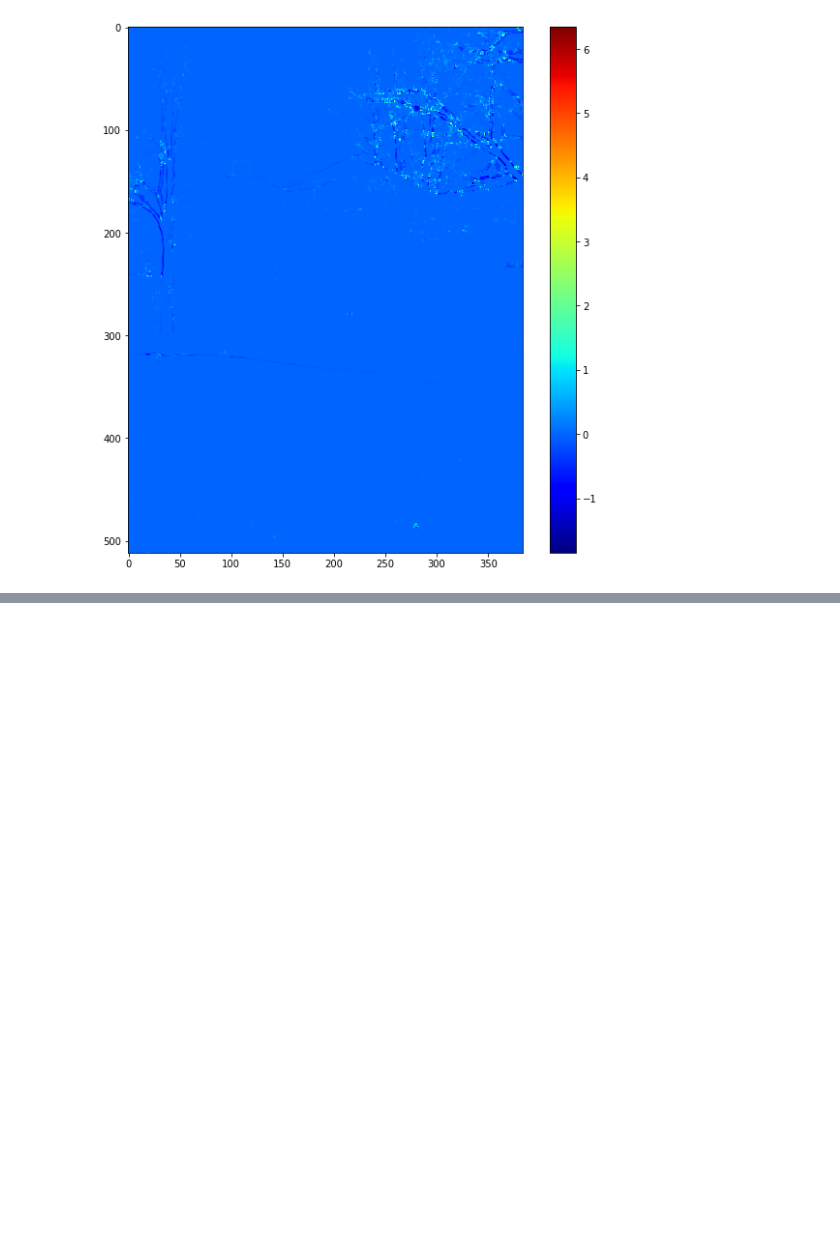
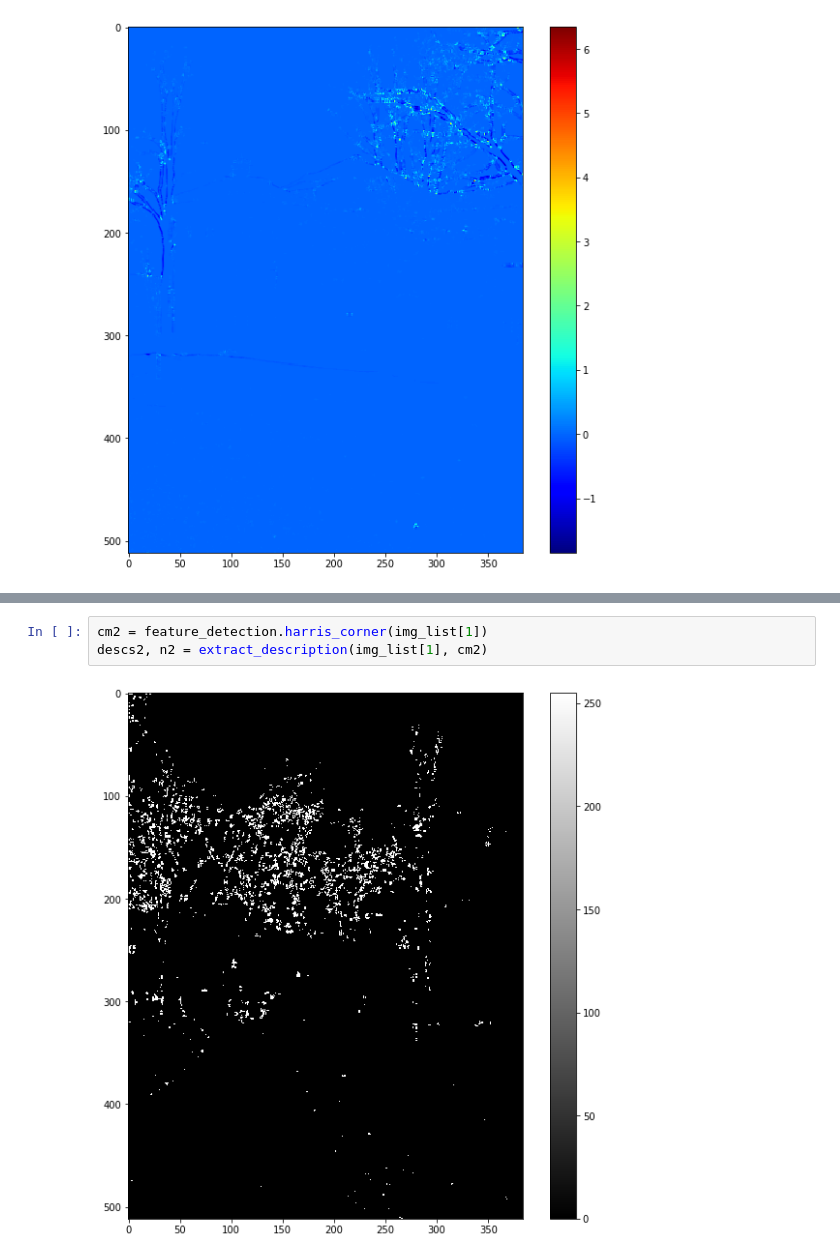
Before and after one commit to SSARCandy/panoramas-image-stitching, a Jupyter notebook: src/notebook2.ipynb, the cells around one changed output, grey strips where cells are left out. Cells and saved outputs as stored; diff of their text form; blank space fills up the shorter version.

```diff
--- a/src/notebook2.ipynb
+++ b/src/notebook2.ipynb
@@ -18,0 +47,5 @@ plt.show()
+# %%
+cm2 = feature_detection.harris_corner(img_list[1])
+descs2, n2 = extract_description(img_list[1], cm2)
+# %% [output]
+[figure, added]
```
Also changed, not shown: parts of 8 cells of this notebook, 3 other files.
